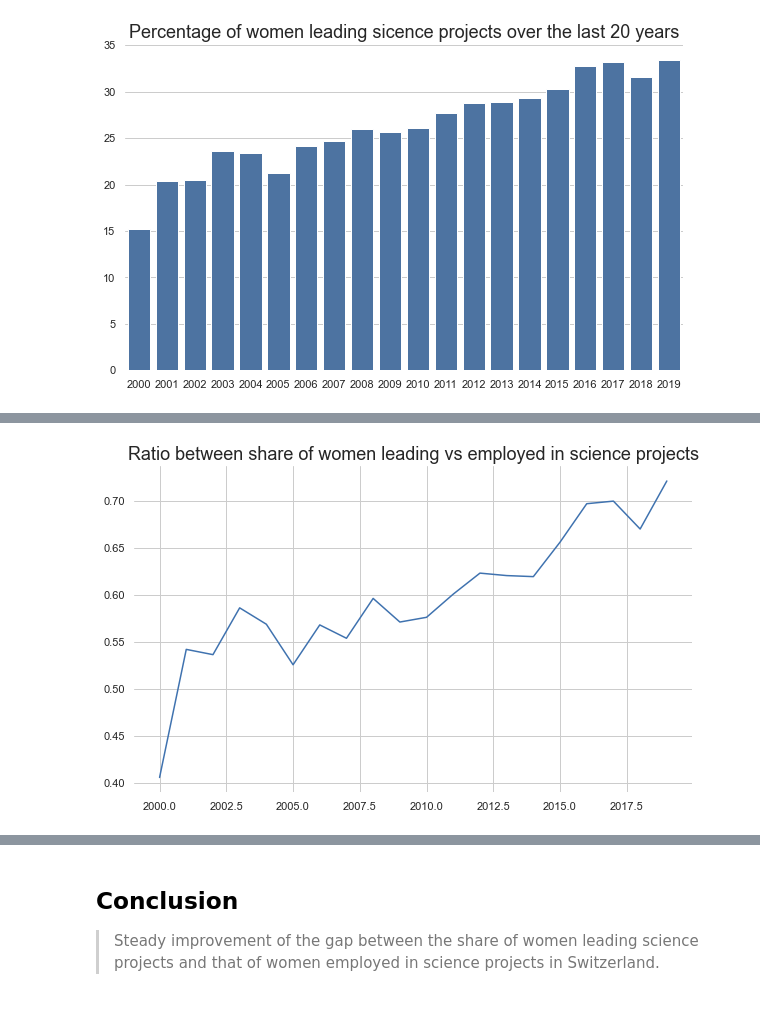
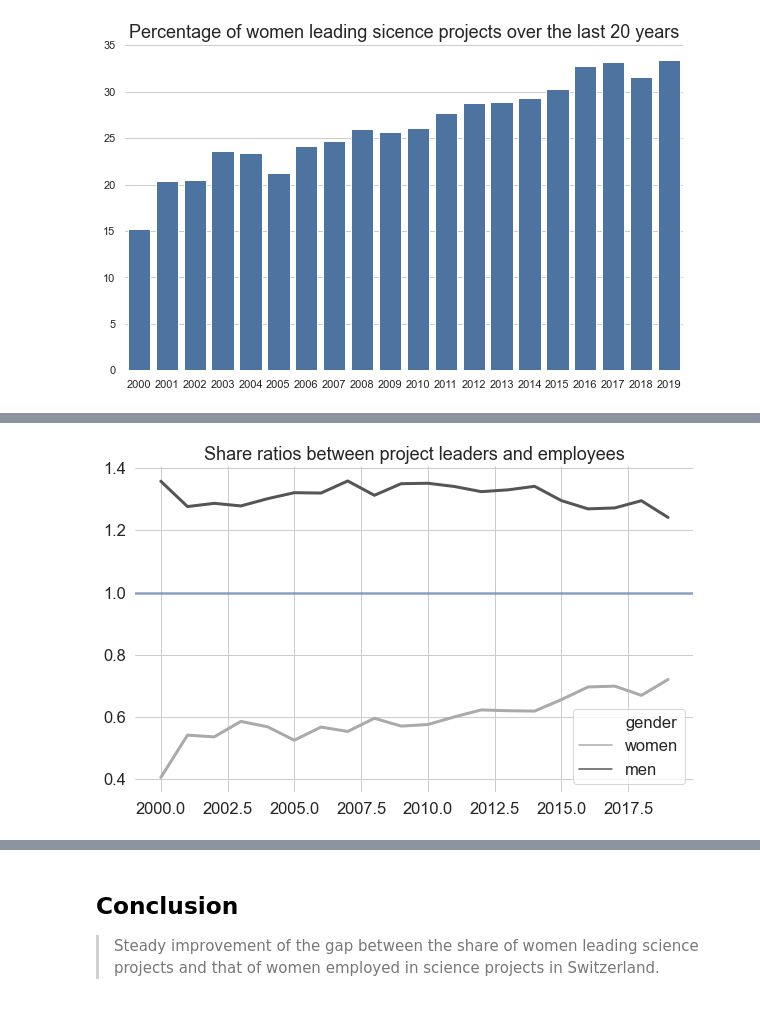
Before and after one commit to zambujo/p3data, a Jupyter notebook: slide_deck.ipynb, the cells around one changed output, grey strips where cells are left out. Saved outputs shown, nothing was run; the diff lists cells and outputs as text; code cells hidden in the pictures.

```diff
--- a/slide_deck.ipynb
+++ b/slide_deck.ipynb
@@ -5,7 +5,7 @@
 
 by Joao Martins
 # %%
-# boilerplate
+# import libraries
 import numpy as np
 import pandas as pd
 import datetime as dt
@@ -13,20 +13,21 @@ import matplotlib.pyplot as plt
 import seaborn as sns
 sns.set(rc={'figure.figsize':(10, 6)})
 
-# tidy datasets
+# import data
 grants=pd.read_feather('data/project.feather')
 grants=grants.dropna(subset=['start_date'])
 grants['year'] = grants['start_date'].dt.year
 grantees=pd.read_feather('data/grantee.feather')
 people=pd.read_feather('data/person.feather')
 
-# main dataframe with project leaders and project employees
-df=grantees.query('role in ["employee", "responsible_applicant"]').merge(grants, on='project_number')
-# add gender information
-df=df.merge(people[['person_id_snsf', 'gender']], on='person_id_snsf')
+# main dataframe: project leaders and project employees + gender + their projects
+df=(grantees
+      .query('role in ["employee", "responsible_applicant"]')
+      .merge(people[['person_id_snsf', 'gender']], on='person_id_snsf')
+      .merge(grants, on='project_number'))
+# ...
 df = df.drop(['index_x', 'index_y'], axis=1)
-## make
-## $ jupyter nbconvert slide_deck.ipynb --to slides --post serve --template assets/style/output_toggle.tlp
+df['gender'] = df.gender.astype(str) # for pivoting later
 # %% [markdown]
 ## Leaky pipeline for women scientists
 
@@ -64,3 +52,13 @@ employees_counts['female_percent'] = 100 * employees_counts['female'] / (employe
+# %%
+# counts by year between 2000 and 2019
+counts = (df
+            .query('(year > 1999) & (year < 2020)')
+            .groupby(['year', 'role', 'gender']).size()
+            .reset_index().rename(columns={0:'count'}))
+counts = counts.pivot_table(index=['year', 'role'], columns='gender', values='count', fill_value=0)
+counts['both'] = (counts['male'] + counts['female'])
+counts['percent_women'] = 100 * counts['female'] / counts['both']
+counts['percent_men'] = 100 * counts['male'] / counts['both']
 # %%
 plt.box(on=None)
 sns.set_style("whitegrid")
@@ -108,14 +94,26 @@ gap['gap_ratio'] = gap['female_percent_x'] / gap['female_percent_y']
+# %%
+# counts.head()
+# gap = pi_counts.merge(employees_counts, on='year')
+# gap['gap_ratio'] = gap['female_percent_x'] / gap['female_percent_y']
+gap_women = counts.pivot_table(index=['year'], columns='role', values='percent_women', fill_value=0)
+gap_women['ratio'] = gap_women['responsible_applicant'] / gap_women['employee']
+gap_men = counts.pivot_table(index=['year'], columns='role', values='percent_men', fill_value=0)
+gap_men['ratio'] = gap_men['responsible_applicant'] / gap_men['employee']
+gap = pd.concat([gap_women, gap_men], keys=['women', 'men'])
+gap = gap.reset_index().rename(columns={'level_0':'gender'})
 # %%
 plt.box(on=None)
+sns.set(font_scale=1.5)
 sns.set_style("whitegrid")
-g=sns.lineplot(x='year', y='gap_ratio', color='#3f72af', data=gap)
+g=sns.lineplot(x='year', y='ratio', hue='gender', palette='binary', linewidth=3, data=gap)
 g.set_xlabel('')
 g.set_ylabel('')
-g.set_title('Ratio between share of women leading vs employed in science projects', fontsize = 18)
+g.set_title('Share ratios between project leaders and employees', fontsize = 18)
+g.axhline(1, alpha=.5, linewidth=3)
 fig = g.get_figure()
 fig.savefig("assets/img/plot3.png")
 # %% [output]
-[figure, old version]
+[figure, new version]
 # %% [markdown]
 ## Women leadership gap
 
```
Also changed, not shown: parts of 11 cells of this notebook, 2 other files.
